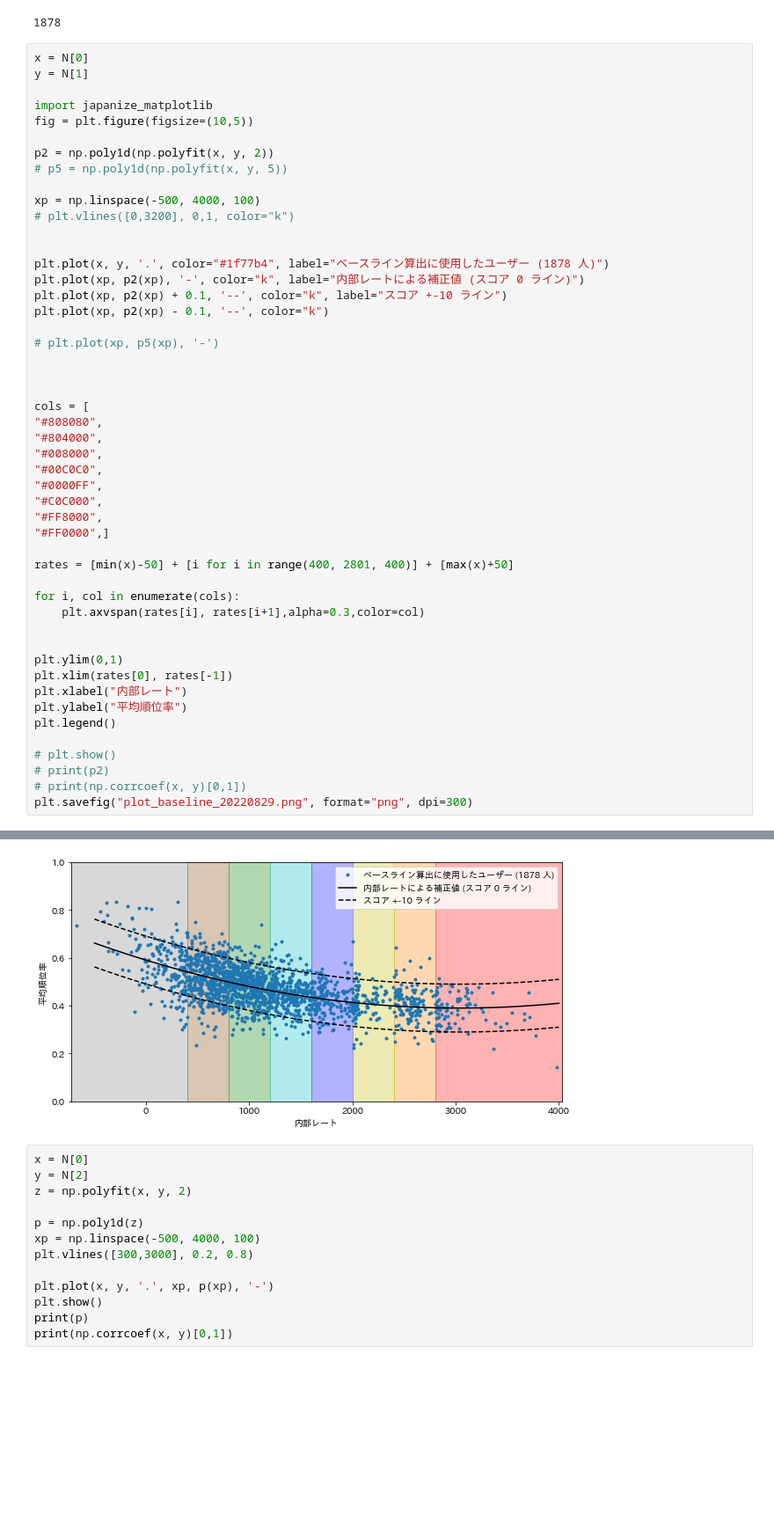
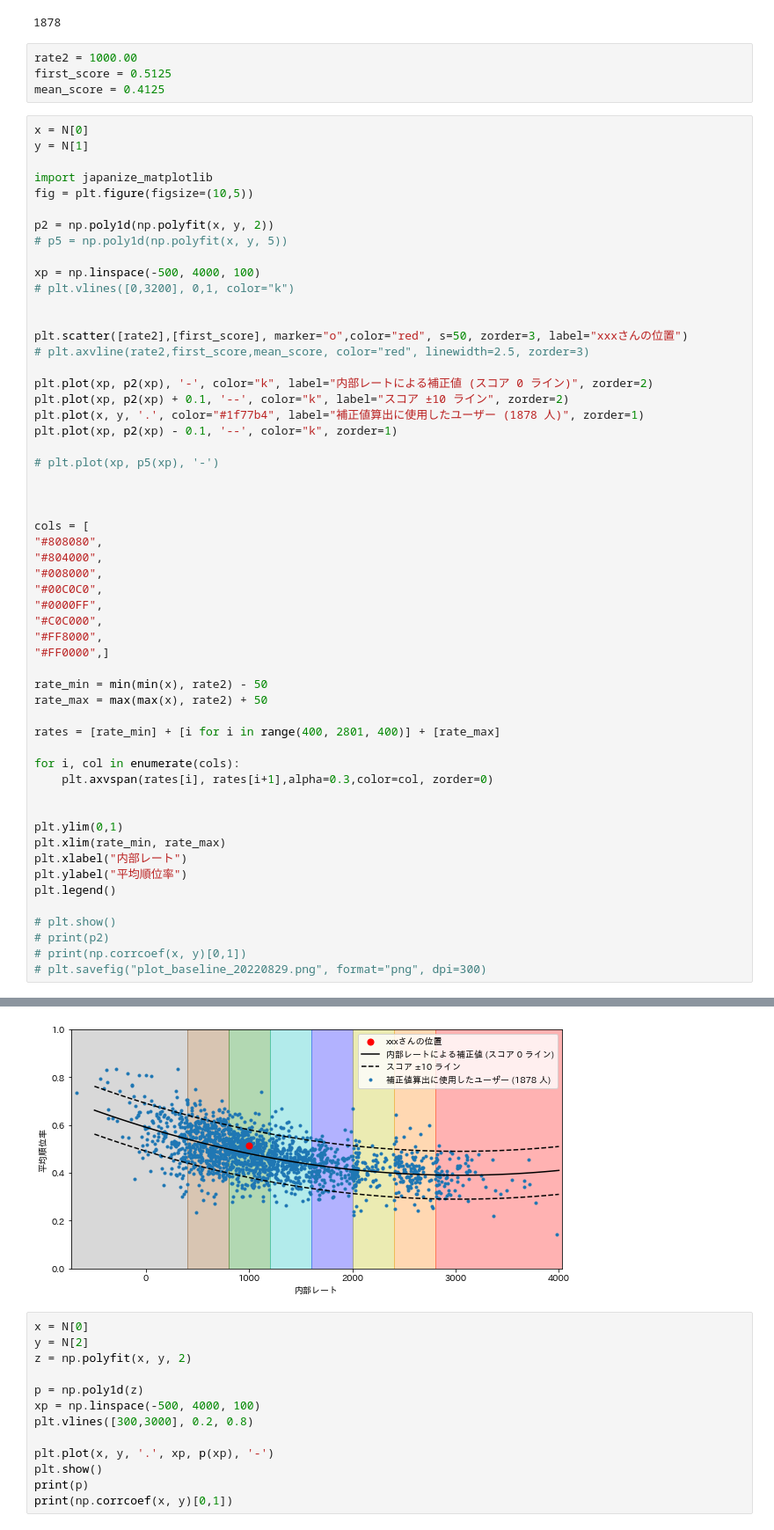
Before and after one commit to tomii9273/atcoder_type_checker, a Jupyter notebook: analysis_1995/analysis_hosei_20220829.ipynb, the cells around one changed output, grey strips where cells are left out. Shown: that part at 88% size. Drawn from its saved outputs; the diff is of its cells as text; blank space fills up the shorter version.

```diff
--- a/analysis_1995/analysis_hosei_20220829.ipynb
+++ b/analysis_1995/analysis_hosei_20220829.ipynb
@@ -27,6 +27,10 @@ N = np.array(new_N).T
 len(N[0])
 # %% [output]
 1878
+# %%
+rate2 = 1000.00
+first_score = 0.5125
+mean_score = 0.4125
 # %%
 x = N[0]
 y = N[1]
@@ -41,10 +45,13 @@ xp = np.linspace(-500, 4000, 100)
 # plt.vlines([0,3200], 0,1, color="k")
 
 
-plt.plot(x, y, '.', color="#1f77b4", label="ベースライン算出に使用したユーザー (1878 人)")
-plt.plot(xp, p2(xp), '-', color="k", label="内部レートによる補正値 (スコア 0 ライン)")
-plt.plot(xp, p2(xp) + 0.1, '--', color="k", label="スコア +-10 ライン")
-plt.plot(xp, p2(xp) - 0.1, '--', color="k")
+plt.scatter([rate2],[first_score], marker="o",color="red", s=50, zorder=3, label="xxxさんの位置")
+# plt.axvline(rate2,first_score,mean_score, color="red", linewidth=2.5, zorder=3)
+
+plt.plot(xp, p2(xp), '-', color="k", label="内部レートによる補正値 (スコア 0 ライン)", zorder=2)
+plt.plot(xp, p2(xp) + 0.1, '--', color="k", label="スコア ±10 ライン", zorder=2)
+plt.plot(x, y, '.', color="#1f77b4", label="補正値算出に使用したユーザー (1878 人)", zorder=1)
+plt.plot(xp, p2(xp) - 0.1, '--', color="k", zorder=1)
 
 # plt.plot(xp, p5(xp), '-')
 
@@ -60,14 +67,17 @@ cols = [
 "#FF8000",
 "#FF0000",]
 
-rates = [min(x)-50] + [i for i in range(400, 2801, 400)] + [max(x)+50]
+rate_min = min(min(x), rate2) - 50
+rate_max = max(max(x), rate2) + 50
+
+rates = [rate_min] + [i for i in range(400, 2801, 400)] + [rate_max]
 
 for i, col in enumerate(cols):
-    plt.axvspan(rates[i], rates[i+1],alpha=0.3,color=col)
+    plt.axvspan(rates[i], rates[i+1],alpha=0.3,color=col, zorder=0)
 
 
 plt.ylim(0,1)
-plt.xlim(rates[0], rates[-1])
+plt.xlim(rate_min, rate_max)
 plt.xlabel("内部レート")
 plt.ylabel("平均順位率")
 plt.legend()
@@ -75,5 +85,5 @@ plt.legend()
 # plt.show()
 # print(p2)
 # print(np.corrcoef(x, y)[0,1])
-plt.savefig("plot_baseline_20220829.png", format="png", dpi=300)
+# plt.savefig("plot_baseline_20220829.png", format="png", dpi=300)
 # %% [output]
@@ -80,4 +91,4 @@ plt.savefig("plot_baseline_20220829.png", format="png", dpi=300)
-[figure, old version]
+[figure, new version]
 # %%
 x = N[0]
 y = N[2]
```
Also changed, not shown: parts of 1 cell of this notebook.
